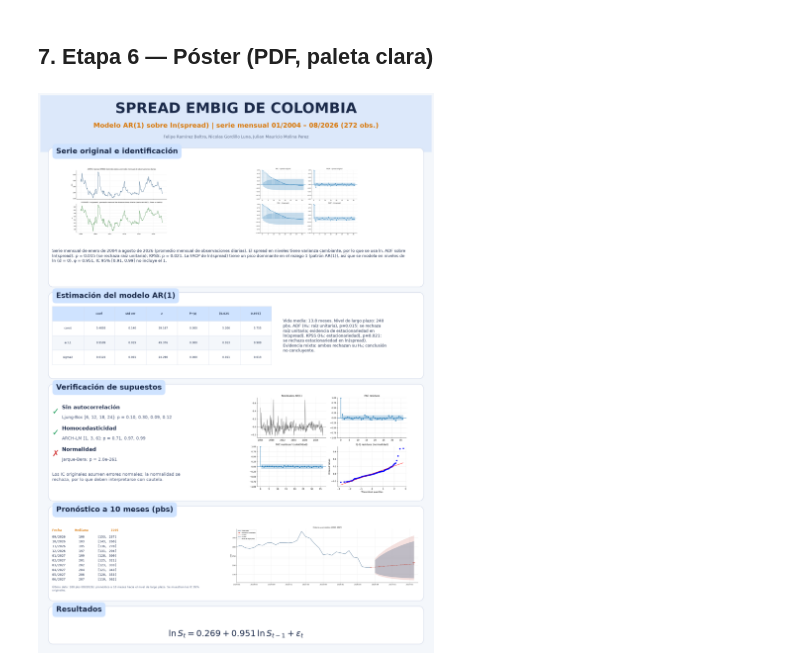
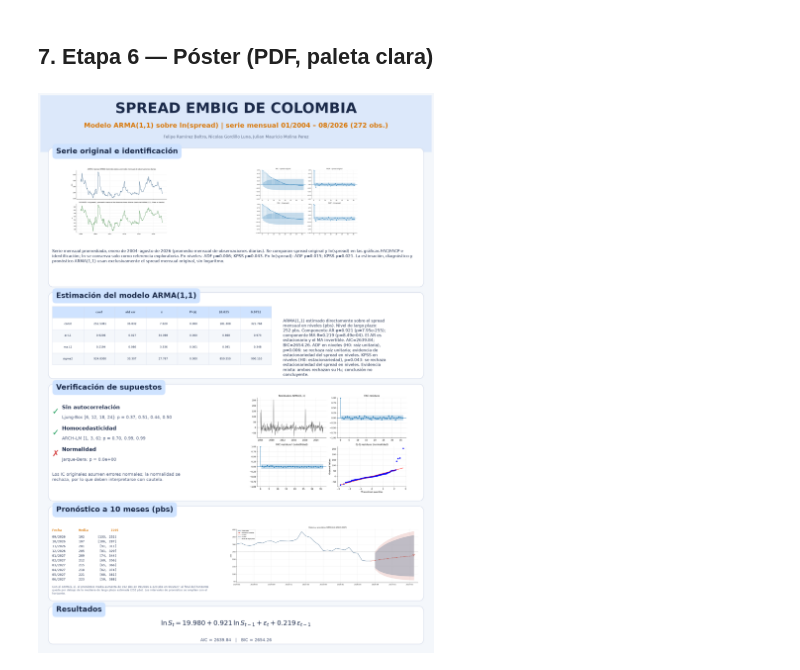
Before and after one commit to Julius7u7/nuevo-repo, a Jupyter notebook: code/Modelo_AR1_mensual.ipynb, the cells around one changed output. Saved outputs shown, nothing was run; the diff lists cells and outputs as text; code cells hidden in the pictures.

```diff
--- a/code/Modelo_AR1_mensual.ipynb
+++ b/code/Modelo_AR1_mensual.ipynb
@@ -237,15 +284,14 @@ Jarque-Bera p: 1.99e-261 | asimetría=2.00 curtosis=12.48
 # %% [markdown]
 ## 6. Etapa 4 — Pronóstico (IC 95% y 90%, en pbs)
 # %%
-def pronosticar(modelo, fechas, h=H, punto="mediana"):
-    """Mediana = exp(μ_h); media = exp(μ_h + σ²_h/2) bajo normalidad en logs. Los IC corresponden a la mediana."""
+def pronosticar(modelo, fechas, h=H, punto="media"):
+    """Pronostica directamente los promedios mensuales del spread en niveles (pbs), sin logaritmos."""
     fc = modelo.get_forecast(h)
-    mu_h, var_h = fc.predicted_mean.values, np.asarray(fc.var_pred_mean)
-    mediana, media = np.exp(mu_h), np.exp(mu_h + 0.5 * var_h)
+    pronostico = fc.predicted_mean.values
     fut = [fechas[-1] + pd.DateOffset(months=i + 1) for i in range(h)]
-    return dict(fc=fc, fut=fut, mediana=mediana, media=media, etq=punto,
-                punto=mediana if punto == "mediana" else media,
-                ic95=np.exp(fc.conf_int(alpha=0.05).values), ic90=np.exp(fc.conf_int(alpha=0.10).values))
+    return dict(fc=fc, fut=fut, mediana=pronostico, media=pronostico, etq=punto,
+                punto=pronostico, ic95=fc.conf_int(alpha=0.05).values,
+                ic90=fc.conf_int(alpha=0.10).values)
 
 def panel_pronostico(ax, y, P, a95, a90, color, titulo, ref95=None, nivel_lp=None):
     fut, punto = P["fut"], P["punto"]
@@ -268,10 +314,10 @@ pron = pd.DataFrame({"Fecha": [f"{f:%m/%Y}" for f in P["fut"]], "Mediana": P["me
                      "IC90_inf": P["ic90"][:, 0], "IC90_sup": P["ic90"][:, 1]})
 print(pron.round(1).to_string(index=False))
 print(f"Último dato ({y.index[-1]:%m/%Y}): {y.iloc[-1]:.0f} pbs | nivel de largo plazo: {M['nivel_lp']:.0f} pbs")
-print(f"Se reporta la {PUNTO}. Los IC son los de la mediana.")
+print("Pronósticos e intervalos calculados directamente en niveles (pbs), sin transformación logarítmica.")
 fig, ax = plt.subplots(figsize=(16, 5.2))
 inicio_grafico = pd.Timestamp("2024-01-01")
-panel_pronostico(ax, y, P, P["ic95"], P["ic90"], C_ROJO, "Historia y pronóstico (2024–2027)", nivel_lp=M["nivel_lp"])
+panel_pronostico(ax, y, P, P["ic95"], P["ic90"], C_ROJO, "Historia y pronóstico ARMA(1,1) (2024–2027)", nivel_lp=M["nivel_lp"])
 datos_visibles = y.loc[inicio_grafico:]
 y_min = min(float(datos_visibles.min()), float(P["ic95"][:, 0].min()))
 y_max = max(float(datos_visibles.max()), float(P["ic95"][:, 1].max()))
@@ -306,31 +352,37 @@ INK, MUTED, ACC, OK, KO, HEAD = "#1B2A4A", "#5A6785", "#D97706", "#1E9E5A", "#D6
 def textos_poster(R):
     """Frases del póster, construidas con las cifras y p-valores de R (cambian solas si cambian los datos)."""
     I, M, D, P = R["ident"], R["modelo"], R["diag"], R["pron"]
-    raiz = ("se rechaza raíz unitaria" if I["adf_ly"] < 0.05 else
-            "no se rechaza raíz unitaria; el test tiene poca potencia con φ cercano a 1")
-    ident = (f"Serie mensual de enero de 2004 a agosto de 2026 ({R['agr']}). El spread en niveles tiene varianza cambiante, por lo que se usa ln. "
-             f"ADF sobre ln(spread): p = {I['adf_ly']:.3f} ({raiz}); KPSS: p = {I['kpss_ly']:.3f}. "
-             f"La FACP de ln(spread) tiene un pico dominante en el rezago 1 (patrón AR(1)), así que se modela en niveles de ln (d = 0). "
-             f"φ = {M['phi']:.3f}, IC 95% [{M['ic_phi'][0]:.2f}, {M['ic_phi'][1]:.2f}] {'incluye' if M['ic_incluye_1'] else 'no incluye'} el 1.")
-    interp_adf = ("se rechaza raíz unitaria; evidencia de estacionariedad en ln(spread)" if I["adf_ly"] < 0.05
-                  else "no se rechaza raíz unitaria en ln(spread)")
-    interp_kpss = ("se rechaza estacionariedad en ln(spread)" if I["kpss_ly"] < 0.05
-                   else "no se rechaza estacionariedad en ln(spread)")
-    if I["adf_ly"] < 0.05 and I["kpss_ly"] < 0.05:
+    raiz = ("se rechaza la hipótesis de raíz unitaria en niveles" if I["adf_y"] < 0.05 else
+            "no se rechaza la hipótesis de raíz unitaria en niveles")
+    ident = (f"Serie mensual promediada, enero de 2004–agosto de 2026 ({R['agr']}). Se comparan spread original y ln(spread) en las gráficas FAC/FACP e identificación; "
+             f"ln se conserva solo como referencia exploratoria. En niveles: ADF p={I['adf_y']:.3f}; KPSS p={I['kpss_y']:.3f}. "
+             f"En ln(spread): ADF p={I['adf_ly']:.3f}; KPSS p={I['kpss_ly']:.3f}. "
+             f"La estimación, diagnóstico y pronóstico ARMA(1,1) usan exclusivamente el spread mensual original, sin logaritmo.")
+    interp_adf = ("se rechaza raíz unitaria; evidencia de estacionariedad del spread en niveles" if I["adf_y"] < 0.05
+                  else "no se rechaza raíz unitaria del spread en niveles")
+    interp_kpss = ("se rechaza estacionariedad del spread en niveles" if I["kpss_y"] < 0.05
+                   else "no se rechaza estacionariedad del spread en niveles")
+    if I["adf_y"] < 0.05 and I["kpss_y"] < 0.05:
         acuerdo = "Evidencia mixta: ambos rechazan su H₀; conclusión no concluyente."
-    elif I["adf_ly"] < 0.05:
+    elif I["adf_y"] < 0.05:
         acuerdo = "Ambos tests respaldan estacionariedad al 5%."
-    elif I["kpss_ly"] < 0.05:
+    elif I["kpss_y"] < 0.05:
         acuerdo = "Evidencia de no estacionariedad al 5%."
     else:
         acuerdo = "Ningún test rechaza su H₀; evidencia no concluyente."
-    modelo = (f"Vida media: {M['vida_media']:.1f} meses. Nivel de largo plazo: {M['nivel_lp']:.0f} pbs. "
-              f"ADF (H₀: raíz unitaria), p={I['adf_ly']:.3f}: {interp_adf}. "
-              f"KPSS (H₀: estacionariedad), p={I['kpss_ly']:.3f}: {interp_kpss}. {acuerdo}")
+    modelo = (f"ARMA(1,1) estimado directamente sobre el spread mensual en niveles (pbs). Nivel de largo plazo: {M['nivel_lp']:.0f} pbs. "
+              f"Componente AR φ={M['phi']:.3f} (p={M['p_phi']:.2e}); componente MA θ={M['theta']:.3f} (p={M['p_theta']:.2e}). "
+              f"El AR es {'estacionario' if M['phi_estacionario'] else 'no estacionario'} y el MA {'invertible' if M['theta_invertible'] else 'no invertible'}. "
+              f"AIC={M['aic']:.2f}; BIC={M['bic']:.2f}. "
+              f"ADF en niveles (H0: raíz unitaria), p={I['adf_y']:.3f}: {interp_adf}. "
+              f"KPSS en niveles (H0: estacionariedad), p={I['kpss_y']:.3f}: {interp_kpss}. {acuerdo}")
     sup = ("Los IC originales asumen errores normales; la normalidad se rechaza, por lo que deben interpretarse con cautela."
            if D["jb_p"] < 0.05 else "Los residuos son compatibles con errores normales.")
-    pron = (f"Último dato: {R['ultimo']:.0f} pbs ({R['fin']}); pronóstico a {len(P['fut'])} meses hacia el nivel de largo plazo. "
-            "Se muestran los IC 95% originales.")
+    inicio_pron, fin_pron = P['punto'][0], P['punto'][-1]
+    posicion_lp = "por debajo de" if fin_pron < M['nivel_lp'] else "por encima de"
+    pron = (f"Con el ARMA(1,1), el pronóstico {P['etq']} aumenta de {inicio_pron:.0f} pbs en {P['fut'][0]:%m/%Y} "
+            f"a {fin_pron:.0f} pbs en {P['fut'][-1]:%m/%Y}; al final del horizonte queda {posicion_lp} "
+            f"la mediana de largo plazo estimada ({M['nivel_lp']:.0f} pbs). Los intervalos de pronóstico se amplían con el horizonte.")
     return dict(ident=ident, modelo=modelo, sup=sup, pron=pron)
 
 def armar_poster(R, carpeta, salida_pdf, salida_png=None):
@@ -351,7 +403,7 @@ def armar_poster(R, carpeta, salida_pdf, salida_png=None):
     # encabezado
     bg.add_patch(Rectangle((0, 0.898), 1, 0.102, fc=HEAD, ec="none"))
     bg.text(0.5, 0.975, "SPREAD EMBIG DE COLOMBIA", color=INK, fontsize=44, fontweight="bold", ha="center", va="center")
-    bg.text(0.5, 0.945, f"Modelo AR(1) sobre ln(spread) | serie mensual {R['ini']} – {R['fin']} ({R['n']} obs.)",
+    bg.text(0.5, 0.945, f"Modelo ARMA(1,1) sobre ln(spread) | serie mensual {R['ini']} – {R['fin']} ({R['n']} obs.)",
             color=ACC, fontsize=20, ha="center", va="center", fontweight="bold")
     bg.text(0.5, 0.925, AUTORES, color=MUTED, fontsize=12, ha="center", va="center")
 
@@ -362,7 +414,7 @@ def armar_poster(R, carpeta, salida_pdf, salida_png=None):
     texto(0.03, 0.724, T["ident"], w=175, size=12)
 
     # 2. estimación del modelo
-    card(0.02, 0.490, 0.96, 0.155, "Estimación del modelo AR(1)")
+    card(0.02, 0.490, 0.96, 0.155, "Estimación del modelo ARMA(1,1)")
     datos_resumen = modelo.summary().tables[1].data
     ax_tabla = fig.add_axes([0.03, 0.515, 0.56, 0.105]); ax_tabla.axis("off")
     tabla = ax_tabla.table(cellText=datos_resumen[1:], colLabels=datos_resumen[0],
@@ -382,33 +434,35 @@ def armar_poster(R, carpeta, salida_pdf, salida_png=None):
              ("Homocedasticidad", f"ARCH-LM {LAGS_ARCH}: p = {', '.join(f'{v:.2f}' for v in D['arch_p'])}", D["arch_p"].min() > 0.05),
              ("Normalidad", f"Jarque-Bera: p = {D['jb_p']:.1e}", D["jb_p"] > 0.05)]
     for i, (nom, det, ok) in enumerate(tests):
         yy = 0.430 - i * 0.038
         bg.text(0.03, yy, "✓" if ok else "✗", color=OK if ok else KO, fontsize=26, fontweight="bold", va="center")
         bg.text(0.055, yy + 0.008, nom, color=INK, fontsize=16, fontweight="bold", va="center")
         bg.text(0.055, yy - 0.010, det, color=MUTED, fontsize=13, va="center")
     texto(0.03, 0.322, T["sup"], w=62, size=13, color=MUTED)
     imagen([0.50, 0.280, 0.47, 0.185], "fig3_residuos.png")
 
     # 4. pronóstico completo
     card(0.02, 0.090, 0.96, 0.170, f"Pronóstico a {len(P['fut'])} meses (pbs)")
     et = P["etq"].capitalize()
     bg.text(0.03, 0.220, f"{'Fecha':10s}{et:>9s}{'IC95':>16s}", color=ACC, fontsize=9, family="monospace", va="top", fontweight="bold")
     for j, i in enumerate(range(len(P["fut"]))):
         a, b = P["ic95"][i, 0], P["ic95"][i, 1]
         bg.text(0.03, 0.208 - j * 0.0085, f"{P['fut'][i]:%m/%Y}  {P['punto'][i]:8.0f}  {f'[{a:.0f}, {b:.0f}]':>15s}",
                 color=INK, fontsize=9, family="monospace", va="top")
     texto(0.03, 0.118, T["pron"], w=115, size=8, color=MUTED)
     imagen([0.48, 0.093, 0.49, 0.155], "fig4_pronostico.png")
 
     # 5. resultados
     card(0.02, 0.012, 0.96, 0.068, "Resultados")
-    bg.text(0.5, 0.030, rf"$\ln S_t={M['c']:.3f}+{M['phi']:.3f}\,\ln S_{{t-1}}+\varepsilon_t$",
-            color=INK, fontsize=26, ha="center", va="center")
+    bg.text(0.5, 0.049, rf"$\ln S_t={M['c']:.3f}+{M['phi']:.3f}\,\ln S_{{t-1}}+\varepsilon_t+{M['theta']:.3f}\,\varepsilon_{{t-1}}$",
+            color=INK, fontsize=20, ha="center", va="center")
+    bg.text(0.5, 0.019, f"AIC = {M['aic']:.2f}   |   BIC = {M['bic']:.2f}",
+            color=MUTED, fontsize=13, ha="center", va="center")
 
     fig.savefig(salida_pdf, facecolor=BG)
     if salida_png: fig.savefig(salida_png, dpi=60, facecolor=BG)
     plt.show()
 
 armar_poster(R, SALIDA, SALIDA / "poster_embig.pdf", SALIDA / "poster_embig_preview.png")
 # %% [output]
-[figure, old version]
+[figure, new version]
```
Also changed, not shown: parts of 10 cells of this notebook, 6 other files.
